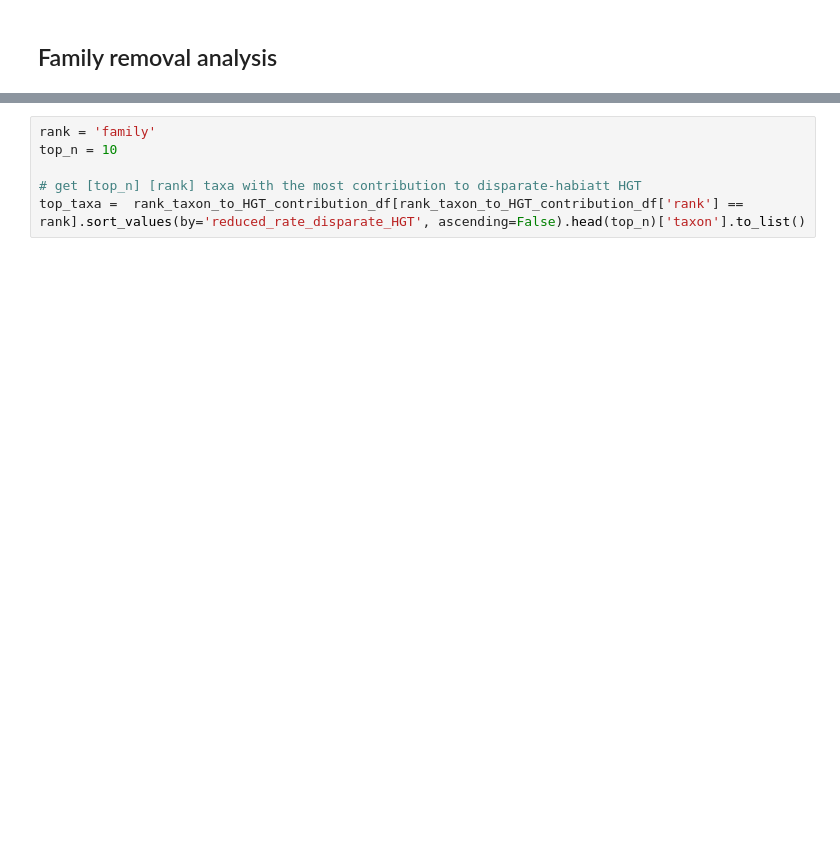
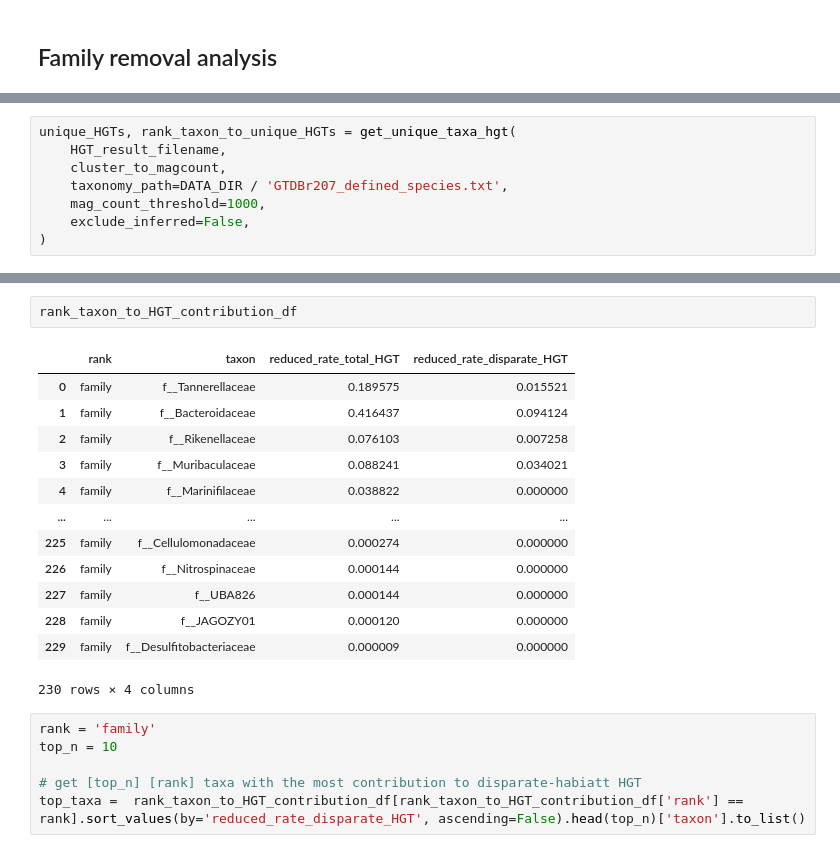
Before and after one commit to grp-bork/PlanetaryMicrobiomeHabitat_Kim_2025, a Jupyter notebook: horizontal_gene_transfer_analysis.ipynb, the cells around one changed output, grey strips where cells are left out. Drawn from its saved outputs; the diff is of its cells as text; blank space fills up the shorter version.

```diff
--- a/horizontal_gene_transfer_analysis.ipynb
+++ b/horizontal_gene_transfer_analysis.ipynb
@@ -408,0 +91,8 @@ alltaxa_HGT_disparate_weight_sum = alltaxa_HGT_valid[alltaxa_HGT_valid['ecologic
+# %%
+unique_HGTs, rank_taxon_to_unique_HGTs = get_unique_taxa_hgt(
+    HGT_result_filename,
+    cluster_to_magcount,
+    taxonomy_path=DATA_DIR / 'GTDBr207_defined_species.txt',
+    mag_count_threshold=1000,
+    exclude_inferred=False,
+)
@@ -437,3 +137,19 @@ rank_taxon_to_HGT_contribution_df = pd.read_csv('./data/rank_taxon_to_HGT_contri
+# %%
+rank_taxon_to_HGT_contribution_df
+# %% [output]
+|  | rank | taxon | reduced_rate_total_HGT | reduced_rate_disparate_HGT |
+| 0 | family | f__Tannerellaceae | 0.189575 | 0.015521 |
+| 1 | family | f__Bacteroidaceae | 0.416437 | 0.094124 |
+| 2 | family | f__Rikenellaceae | 0.076103 | 0.007258 |
+| 3 | family | f__Muribaculaceae | 0.088241 | 0.034021 |
+| 4 | family | f__Marinifilaceae | 0.038822 | 0.000000 |
+| ... | ... | ... | ... | ... |
+| 225 | family | f__Cellulomonadaceae | 0.000274 | 0.000000 |
+| 226 | family | f__Nitrospinaceae | 0.000144 | 0.000000 |
+| 227 | family | f__UBA826 | 0.000144 | 0.000000 |
+| 228 | family | f__JAGOZY01 | 0.000120 | 0.000000 |
+| 229 | family | f__Desulfitobacteriaceae | 0.000009 | 0.000000 |
+230 rows × 4 columns
 # %%
 rank = 'family'
 top_n = 10
```
Also changed, not shown: parts of 46 cells of this notebook, 9 other files.
